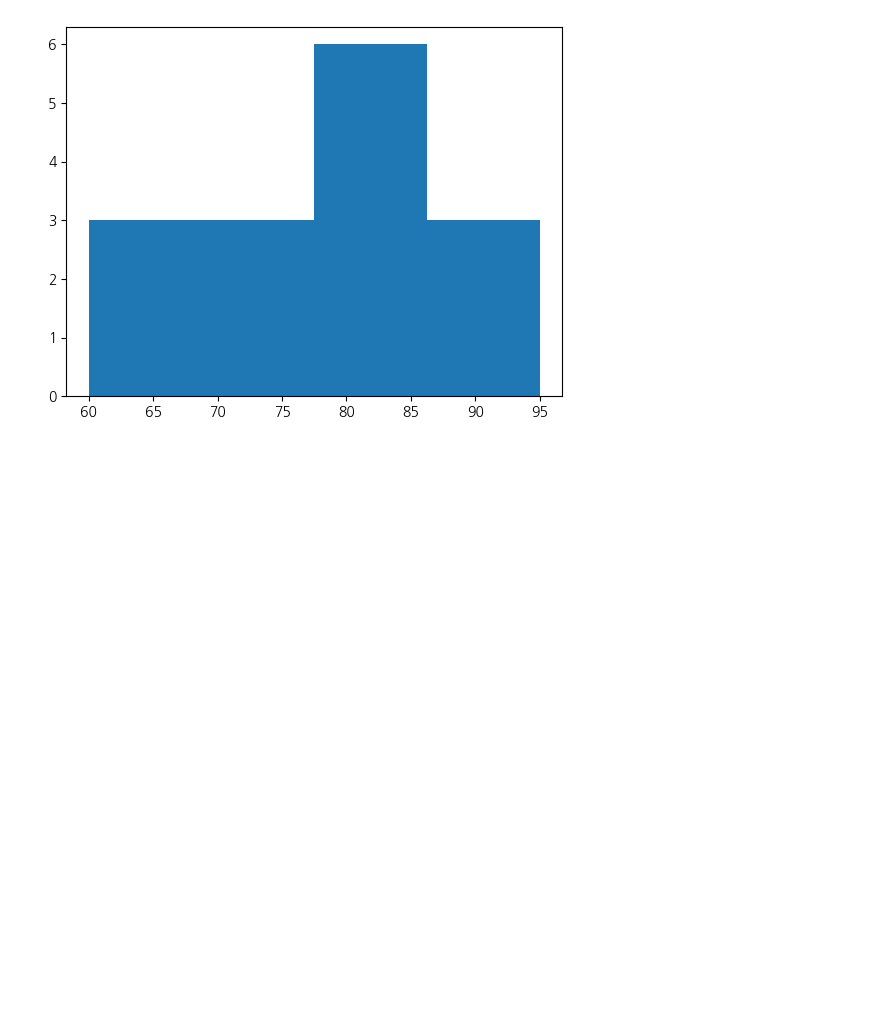
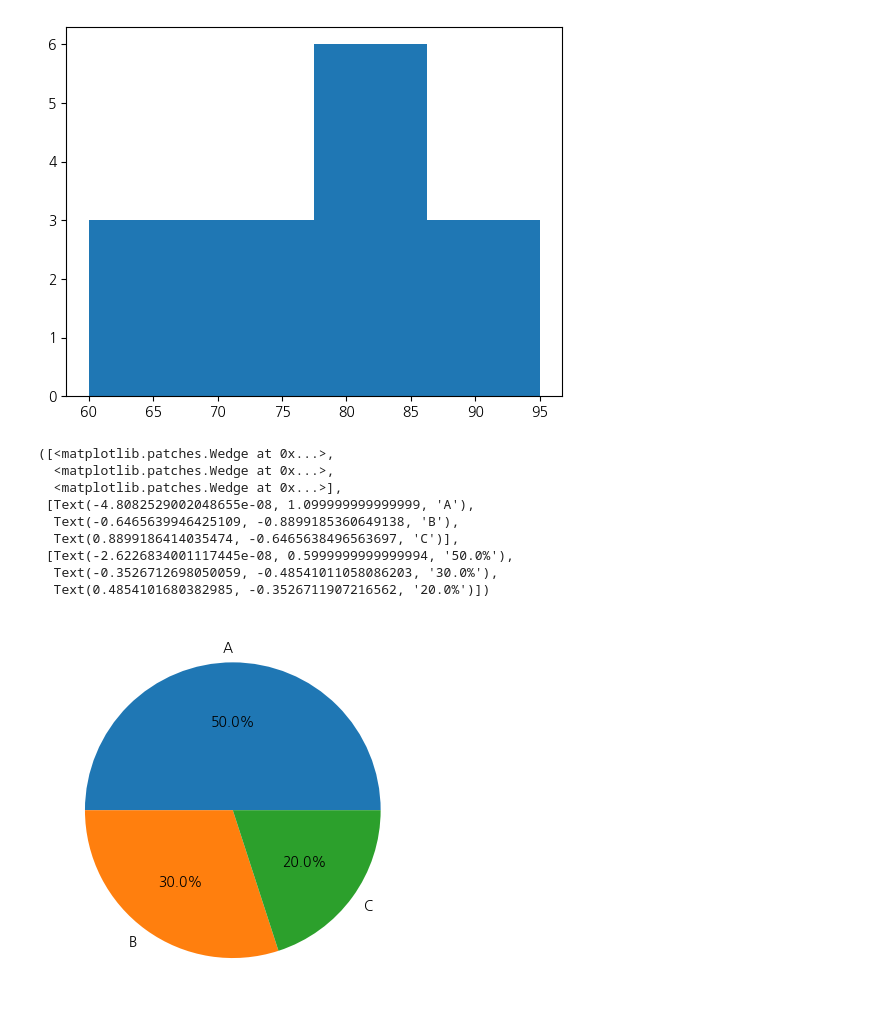
Before and after one commit to n3316202/Gwangsu-AI-Academy-teacher, a Jupyter notebook: 03.시각화/01-데이터시각화-기본챠트.ipynb, the cells around one changed output. Cells and saved outputs as stored; diff of their text form; code cells hidden in the pictures; blank space fills up the shorter version.

```diff
--- a/03.시각화/01-데이터시각화-기본챠트.ipynb
+++ b/03.시각화/01-데이터시각화-기본챠트.ipynb
@@ -171,3 +171,22 @@ plt.hist(score,bins=4) #bin = 구간
  array([60.  , 68.75, 77.5 , 86.25, 95.  ]),
  <BarContainer object of 4 artists>)
 [figure]
+# %%
+proudct = ["A","B","C"]
+sales = [50,30,20]
+
+# 범주형 데이터에 대하여 몇프로를 차지 하는가?
+
+# 각 항목이 얼마만큼 차지하는지(비율) 를 볼 때
+plt.pie(sales,labels=proudct,autopct="%1.1f%%")
+# %% [output]
+([<matplotlib.patches.Wedge at 0x...>,
+  <matplotlib.patches.Wedge at 0x...>,
+  <matplotlib.patches.Wedge at 0x...>],
+ [Text(-4.8082529002048655e-08, 1.099999999999999, 'A'),
+  Text(-0.6465639946425109, -0.8899185360649138, 'B'),
+  Text(0.8899186414035474, -0.6465638496563697, 'C')],
+ [Text(-2.6226834001117445e-08, 0.5999999999999994, '50.0%'),
+  Text(-0.3526712698050059, -0.48541011058086203, '30.0%'),
+  Text(0.4854101680382985, -0.3526711907216562, '20.0%')])
+[figure, added]
```
Also changed, not shown: parts of 1 cell of this notebook.
